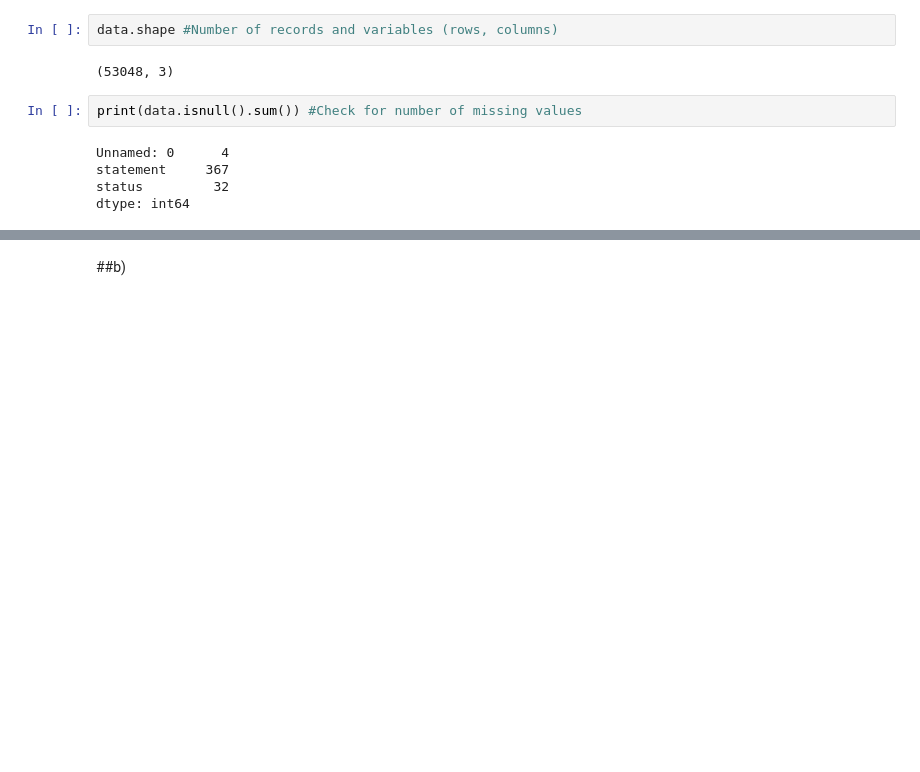
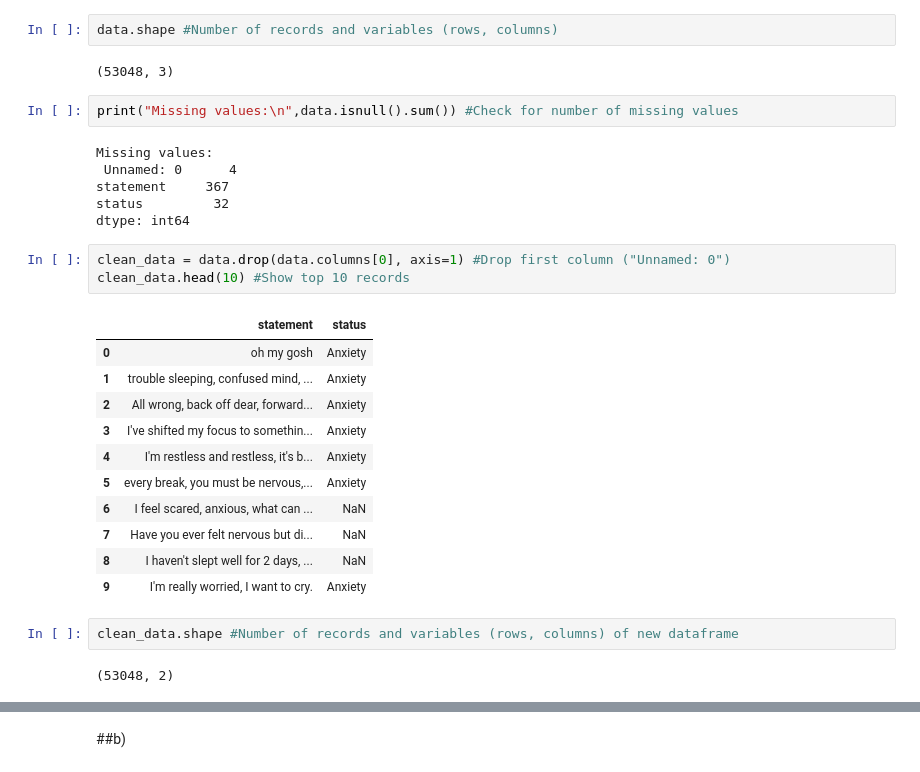
Before and after one commit to syahmishamz/Data-Analytics-ML, a Jupyter notebook: Solutions/ITS69304_Group1_GroupAssignment.ipynb, the cells around one changed output, grey strips where cells are left out. Cells and saved outputs as stored; diff of their text form; blank space fills up the shorter version.

```diff
--- a/Solutions/ITS69304_Group1_GroupAssignment.ipynb
+++ b/Solutions/ITS69304_Group1_GroupAssignment.ipynb
@@ -76,9 +73,29 @@ data.shape #Number of records and variables (rows, columns)
 # %% [output]
 (53048, 3)
 # %%
-print(data.isnull().sum()) #Check for number of missing values
+print("Missing values:\n",data.isnull().sum()) #Check for number of missing values
 # %% [output]
-Unnamed: 0      4
+Missing values:
+ Unnamed: 0      4
 statement     367
 status         32
 dtype: int64
+# %%
+clean_data = data.drop(data.columns[0], axis=1) #Drop first column ("Unnamed: 0")
+clean_data.head(10) #Show top 10 records
+# %% [output]
+|  | statement | status |
+| 0 | oh my gosh | Anxiety |
+| 1 | trouble sleeping, confused mind, ... | Anxiety |
+| 2 | All wrong, back off dear, forward... | Anxiety |
+| 3 | I've shifted my focus to somethin... | Anxiety |
+| 4 | I'm restless and restless, it's b... | Anxiety |
+| 5 | every break, you must be nervous,... | Anxiety |
+| 6 | I feel scared, anxious, what can ... | NaN |
+| 7 | Have you ever felt nervous but di... | NaN |
+| 8 | I haven't slept well for 2 days, ... | NaN |
+| 9 | I'm really worried, I want to cry. | Anxiety |
+# %%
+clean_data.shape #Number of records and variables (rows, columns) of new dataframe
+# %% [output]
+(53048, 2)
```
Also changed, not shown: parts of 19 cells of this notebook.
